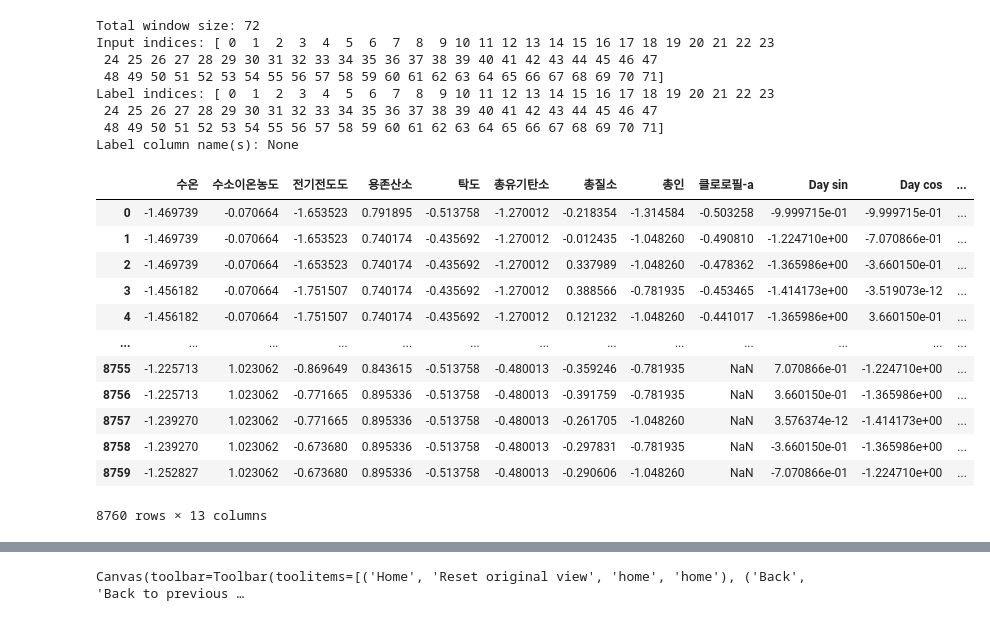
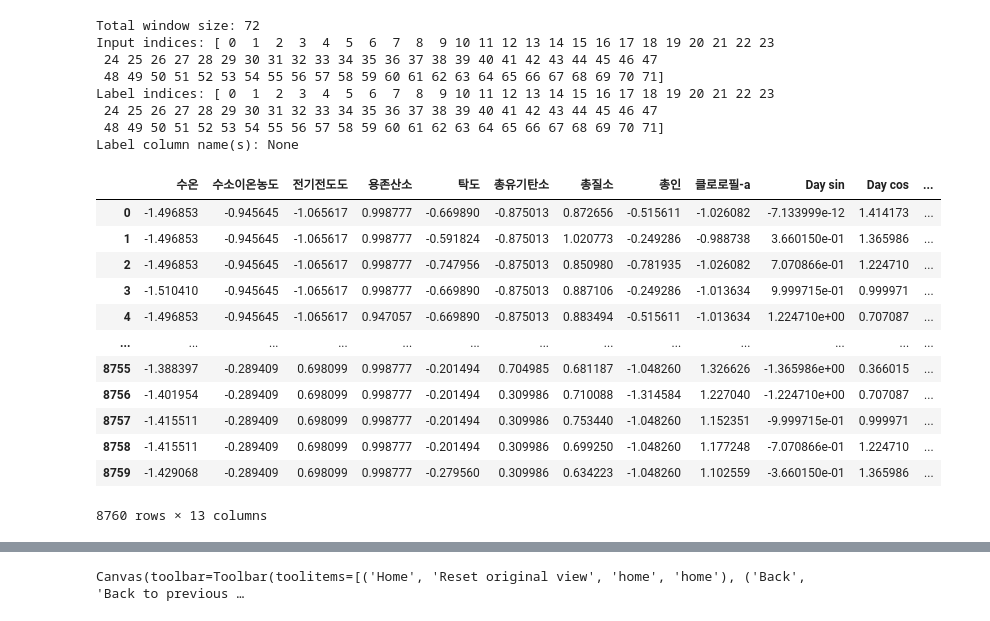
Before and after one commit to shevious/webstudy, a Jupyter notebook: deep/water/water_data.ipynb, the cells around one changed output, grey strips where cells are left out. Cells and saved outputs as stored; diff of their text form; code cells hidden in the pictures.

```diff
--- a/deep/water/water_data.ipynb
+++ b/deep/water/water_data.ipynb
@@ -14,7 +14,8 @@ from tensorflow.keras.optimizers import Adam
 import tensorflow as tf
 # %%
 folder = 'data'
-file_names = ['가평_2019.xlsx', '의암호_2019.xlsx']
+#file_names = [['가평_2018.xlsx', '가평_2019.xlsx'], ['의암호_2018.xlsx', '의암호_2019.xlsx']]
+file_names = [['가평_2019.xlsx'], ['의암호_2019.xlsx']]
 
 day = 24*60*60
 year = (365.2425)*day
@@ -22,14 +23,19 @@ year = (365.2425)*day
 df_full = []
 df = []
 
-for i in range(len(file_names)):
-    path = os.path.join(folder, file_names[i])
+for loc in range(len(file_names)):
 
-    df_full.append(pd.read_excel(path))
-    df.append(df_full[i].iloc[:, 2:11])
-    date_time = pd.to_datetime(df_full[i].iloc[:, 0], format='%Y.%m.%d %H:%M')
+    df_loc = []
+    for y in range(len(file_names[loc])):
+        path = os.path.join(folder, file_names[loc][y])
+        print(file_names[loc][y])
+        df_loc.append(pd.read_excel(path))
+    df_full.append(pd.concat(df_loc))
+    df.append(df_full[loc].iloc[:, 2:11])
+    date_time = pd.to_datetime(df_full[loc].iloc[:, 0], format='%Y.%m.%d %H:%M', utc=True)
     timestamp_s = date_time.map(datetime.datetime.timestamp)
-    df[i]['Day sin'] = np.sin(timestamp_s * (2 * np.pi / day))
-    df[i]['Day cos'] = np.cos(timestamp_s * (2 * np.pi / day))
-    df[i]['Year sin'] = np.sin(timestamp_s * (2 * np.pi / year))
-    df[i]['Year cos'] = np.cos(timestamp_s * (2 * np.pi / year))
+    df[loc]['Day sin'] = np.sin(timestamp_s * (2 * np.pi / day))
+    df[loc]['Day cos'] = np.cos(timestamp_s * (2 * np.pi / day))
+    df[loc]['Year sin'] = np.sin(timestamp_s * (2 * np.pi / year))
+    df[loc]['Year cos'] = np.cos(timestamp_s * (2 * np.pi / year))
+    df[loc] = df[loc].reset_index(drop=True)
@@ -1057,18 +1297,18 @@ def plot2(self, model=None, plot_col='T (degC)', max_subplots=3):
 # %%
-df[1]
+df[0]
 # %% [output]
 |  | 수온 | 수소이온농도 | 전기전도도 | 용존산소 | 탁도 | 총유기탄소 | 총질소 | 총인 | 클로로필-a | Day sin | Day cos | ... |
-| 0 | -1.469739 | -0.070664 | -1.653523 | 0.791895 | -0.513758 | -1.270012 | -0.218354 | -1.314584 | -0.503258 | -9.999715e-01 | -9.999715e-01 | ... |
-| 1 | -1.469739 | -0.070664 | -1.653523 | 0.740174 | -0.435692 | -1.270012 | -0.012435 | -1.048260 | -0.490810 | -1.224710e+00 | -7.070866e-01 | ... |
-| 2 | -1.469739 | -0.070664 | -1.653523 | 0.740174 | -0.435692 | -1.270012 | 0.337989 | -1.048260 | -0.478362 | -1.365986e+00 | -3.660150e-01 | ... |
-| 3 | -1.456182 | -0.070664 | -1.751507 | 0.740174 | -0.435692 | -1.270012 | 0.388566 | -0.781935 | -0.453465 | -1.414173e+00 | -3.519073e-12 | ... |
-| 4 | -1.456182 | -0.070664 | -1.751507 | 0.740174 | -0.435692 | -1.270012 | 0.121232 | -1.048260 | -0.441017 | -1.365986e+00 | 3.660150e-01 | ... |
+| 0 | -1.496853 | -0.945645 | -1.065617 | 0.998777 | -0.669890 | -0.875013 | 0.872656 | -0.515611 | -1.026082 | -7.133999e-12 | 1.414173 | ... |
+| 1 | -1.496853 | -0.945645 | -1.065617 | 0.998777 | -0.591824 | -0.875013 | 1.020773 | -0.249286 | -0.988738 | 3.660150e-01 | 1.365986 | ... |
+| 2 | -1.496853 | -0.945645 | -1.065617 | 0.998777 | -0.747956 | -0.875013 | 0.850980 | -0.781935 | -1.026082 | 7.070866e-01 | 1.224710 | ... |
+| 3 | -1.510410 | -0.945645 | -1.065617 | 0.998777 | -0.669890 | -0.875013 | 0.887106 | -0.249286 | -1.013634 | 9.999715e-01 | 0.999971 | ... |
+| 4 | -1.496853 | -0.945645 | -1.065617 | 0.947057 | -0.669890 | -0.875013 | 0.883494 | -0.515611 | -1.013634 | 1.224710e+00 | 0.707087 | ... |
 | ... | ... | ... | ... | ... | ... | ... | ... | ... | ... | ... | ... | ... |
-| 8755 | -1.225713 | 1.023062 | -0.869649 | 0.843615 | -0.513758 | -0.480013 | -0.359246 | -0.781935 | NaN | 7.070866e-01 | -1.224710e+00 | ... |
-| 8756 | -1.225713 | 1.023062 | -0.771665 | 0.895336 | -0.513758 | -0.480013 | -0.391759 | -0.781935 | NaN | 3.660150e-01 | -1.365986e+00 | ... |
-| 8757 | -1.239270 | 1.023062 | -0.771665 | 0.895336 | -0.513758 | -0.480013 | -0.261705 | -1.048260 | NaN | 3.576374e-12 | -1.414173e+00 | ... |
-| 8758 | -1.239270 | 1.023062 | -0.673680 | 0.895336 | -0.513758 | -0.480013 | -0.297831 | -0.781935 | NaN | -3.660150e-01 | -1.365986e+00 | ... |
-| 8759 | -1.252827 | 1.023062 | -0.673680 | 0.895336 | -0.513758 | -0.480013 | -0.290606 | -1.048260 | NaN | -7.070866e-01 | -1.224710e+00 | ... |
+| 8755 | -1.388397 | -0.289409 | 0.698099 | 0.998777 | -0.201494 | 0.704985 | 0.681187 | -1.048260 | 1.326626 | -1.365986e+00 | 0.366015 | ... |
+| 8756 | -1.401954 | -0.289409 | 0.698099 | 0.998777 | -0.201494 | 0.309986 | 0.710088 | -1.314584 | 1.227040 | -1.224710e+00 | 0.707087 | ... |
+| 8757 | -1.415511 | -0.289409 | 0.698099 | 0.998777 | -0.201494 | 0.309986 | 0.753440 | -1.048260 | 1.152351 | -9.999715e-01 | 0.999971 | ... |
+| 8758 | -1.415511 | -0.289409 | 0.698099 | 0.998777 | -0.201494 | 0.309986 | 0.699250 | -1.048260 | 1.177248 | -7.070866e-01 | 1.224710 | ... |
+| 8759 | -1.429068 | -0.289409 | 0.698099 | 0.998777 | -0.279560 | 0.309986 | 0.634223 | -1.048260 | 1.102559 | -3.660150e-01 | 1.365986 | ... |
 8760 rows × 13 columns
 # %%
 wide_window.plot(plot_col='총질소')
```
Also changed, not shown: parts of 27 cells of this notebook, 1 other file.
